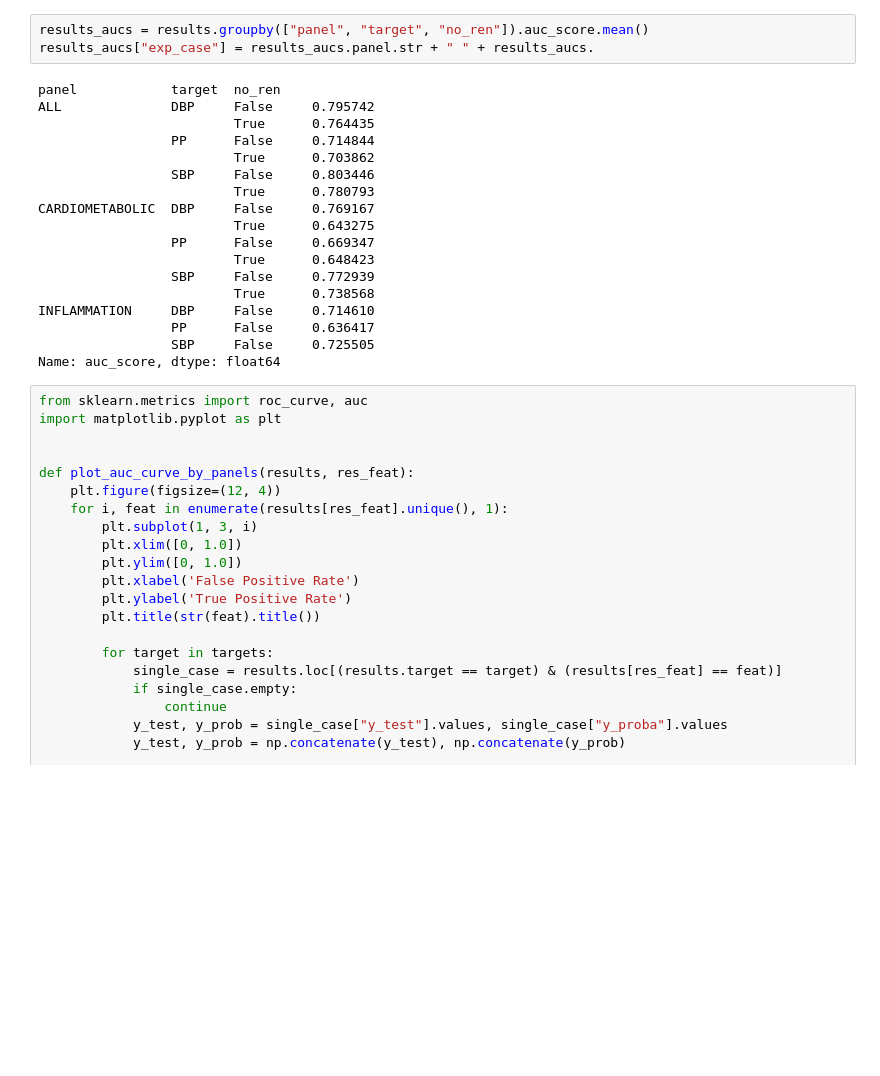
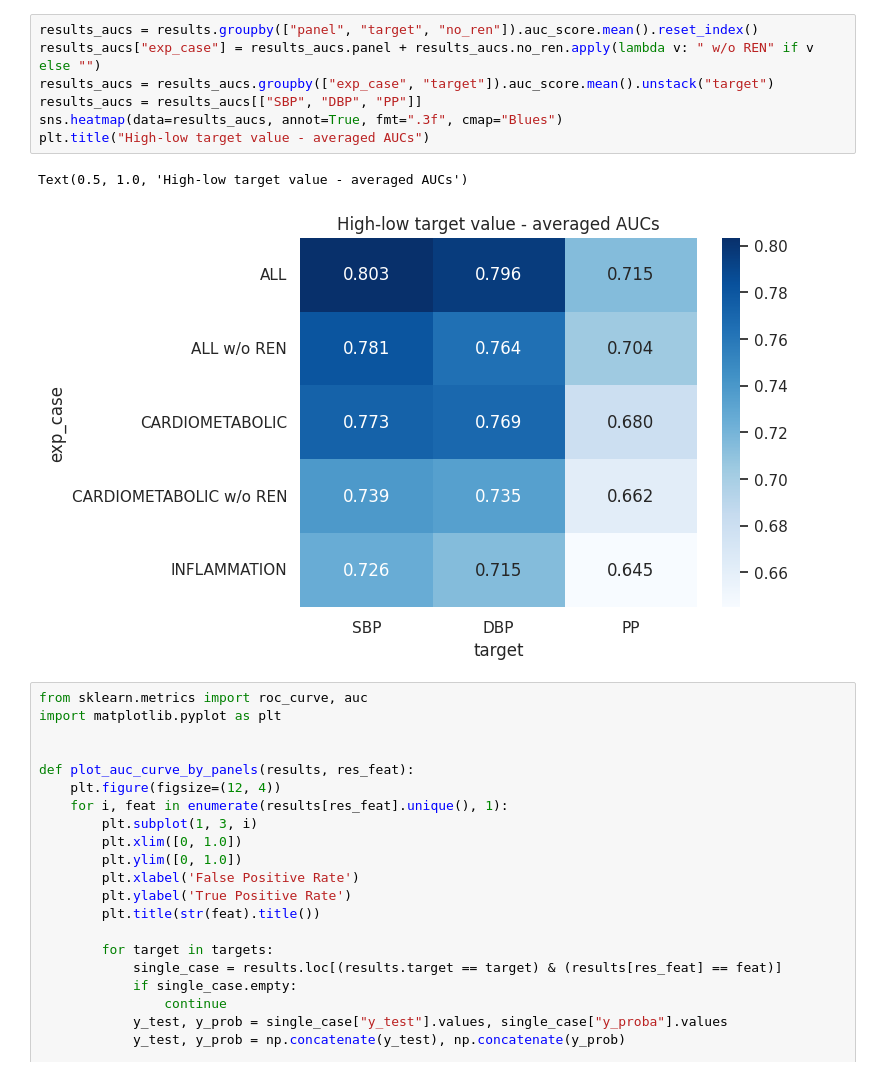
Before and after one commit to ipolharvard/biobank_olink, a Jupyter notebook: notebooks/exp_two_extremes.ipynb, the cells around one changed output. Cells and saved outputs as stored; diff of their text form; blank space fills up the shorter version.

```diff
--- a/notebooks/exp_two_extremes.ipynb
+++ b/notebooks/exp_two_extremes.ipynb
@@ -45,27 +46,16 @@ results.groupby(["panel", "target", "no_ren"], dropna=False).agg(**agg_values,
 | INFLAMMATION | DBP | False | 0.714610 | 307.0 | 254.8 | 2928.8 | 5 |
 |  | PP | False | 0.645060 | 313.6 | 271.8 | 4292.0 | 5 |
 |  | SBP | False | 0.725505 | 307.0 | 258.4 | 4578.2 | 5 |
-# %%
-results_aucs = results.groupby(["panel", "target", "no_ren"]).auc_score.mean()
-results_aucs["exp_case"] = results_aucs.panel.str + " " + results_aucs.
-# %% [output]
-panel            target  no_ren
-ALL              DBP     False     0.795742
-                         True      0.764435
-                 PP      False     0.714844
-                         True      0.703862
-                 SBP     False     0.803446
-                         True      0.780793
-CARDIOMETABOLIC  DBP     False     0.769167
-                         True      0.643275
-                 PP      False     0.669347
-                         True      0.648423
-                 SBP     False     0.772939
-                         True      0.738568
-INFLAMMATION     DBP     False     0.714610
-                 PP      False     0.636417
-                 SBP     False     0.725505
-Name: auc_score, dtype: float64
+# %%
+results_aucs = results.groupby(["panel", "target", "no_ren"]).auc_score.mean().reset_index()
+results_aucs["exp_case"] = results_aucs.panel + results_aucs.no_ren.apply(lambda v: " w/o REN" if v else "")
+results_aucs = results_aucs.groupby(["exp_case", "target"]).auc_score.mean().unstack("target")
+results_aucs = results_aucs[["SBP", "DBP", "PP"]]
+sns.heatmap(data=results_aucs, annot=True, fmt=".3f", cmap="Blues")
+plt.title("High-low target value - averaged AUCs")
+# %% [output]
+Text(0.5, 1.0, 'High-low target value - averaged AUCs')
+[figure, added]
 # %%
 from sklearn.metrics import roc_curve, auc
 import matplotlib.pyplot as plt
```
Also changed, not shown: parts of 2 cells of this notebook, 6 other files.
